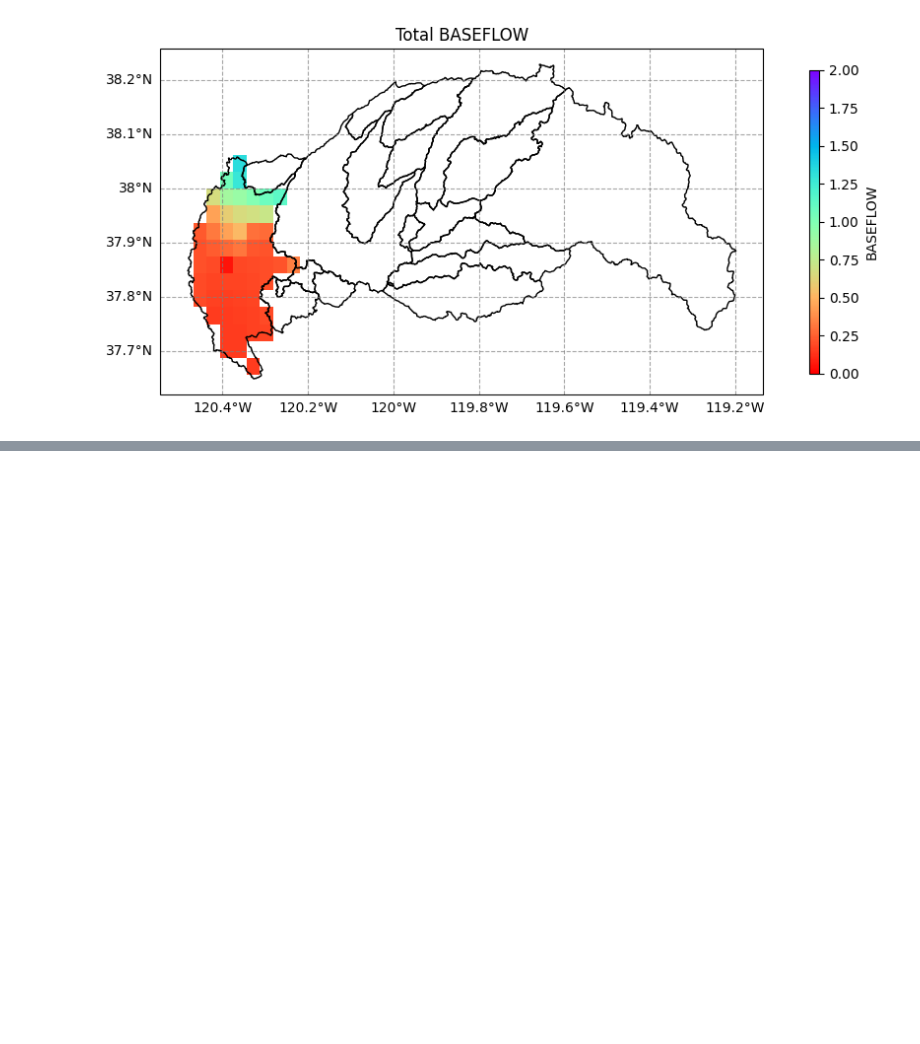
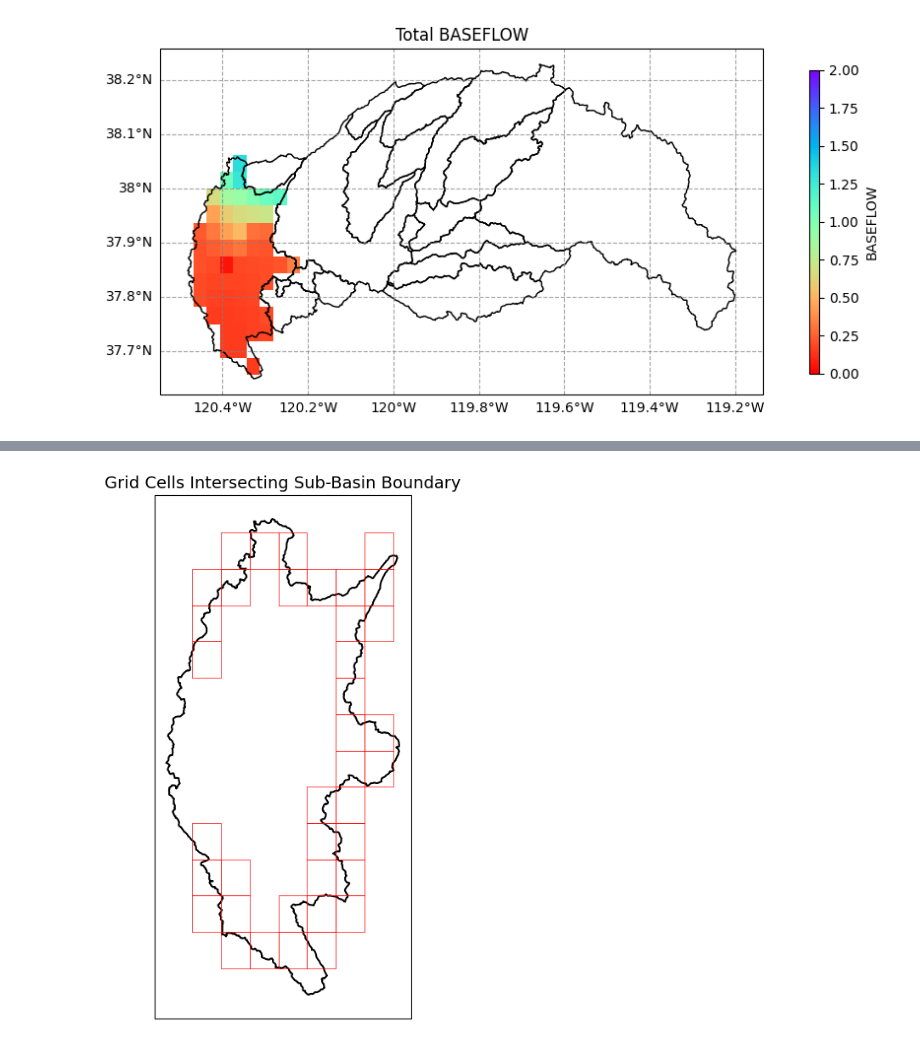
Before and after one commit to Maburidi/cen_sierra_pywr_new, a Jupyter notebook: preprocessing/data_extraction.ipynb, the cells around one changed output, grey strips where cells are left out. Saved outputs shown, nothing was run; the diff lists cells and outputs as text; code cells hidden in the pictures; blank space fills up the shorter version.

```diff
--- a/preprocessing/data_extraction.ipynb
+++ b/preprocessing/data_extraction.ipynb
@@ -269,8 +738,8 @@ logger = logging.getLogger()
 
 
 
-start_year = 2030        #2025-2050, 2050-2075, 2075-2100
-end_year = 2051
+start_year = 2051        #2025-2050, 2050-2075, 2075-2100
+end_year = 2076
 GCM = "ACCESS-CM2"
 var1 = 'RUNOFF'
 var2 = 'BASEFLOW'
@@ -381,0 +939,42 @@ Year 2026 is accomplished in time: 11.296738215287526 mins
+# %%
+
+
+import geopandas as gpd
+import xarray as xr
+from shapely.geometry import Polygon
+import matplotlib.pyplot as plt
+import cartopy.crs as ccrs
+import cartopy.feature as cfeature
+
+lat = clipped_runoff['lat'].values
+lon = clipped_runoff['lon'].values
+
+grid_polygons = []
+for i in range(len(lat) - 1):
+    for j in range(len(lon) - 1):
+        corners = [
+            (lon[j], lat[i]),
+            (lon[j + 1], lat[i]),
+            (lon[j + 1], lat[i + 1]),
+            (lon[j], lat[i + 1]),
+        ]
+        grid_polygons.append(Polygon(corners))
+
+grid_gdf = gpd.GeoDataFrame({'geometry': grid_polygons}, crs='epsg:4326')
+
+sub_basin_geom = gdf1.iloc[0:1].geometry.values[0]
+filtered_gdf = grid_gdf[grid_gdf.intersects(sub_basin_geom)]
+# %%
+sub_basin_boundary = gdf1.iloc[0:1].geometry.values[0].boundary
+
+boundary_intersecting_gdf = grid_gdf[grid_gdf.intersects(sub_basin_boundary)]
+fig, ax = plt.subplots(figsize=(10, 8), subplot_kw={'projection': ccrs.PlateCarree()})
+gdf1.iloc[0:1].plot(ax=ax, edgecolor='black', facecolor='none', linewidth=1.5, transform=ccrs.PlateCarree())
+boundary_intersecting_gdf.plot(ax=ax, edgecolor='red', facecolor='none', linewidth=0.5, transform=ccrs.PlateCarree())
+ax.coastlines()
+ax.add_feature(cfeature.OCEAN, color='lightblue')
+
+ax.set_title('Grid Cells Intersecting Sub-Basin Boundary', fontsize=14)
+plt.show()
+# %% [output]
+[figure, added]
```
Also changed, not shown: parts of 18 cells of this notebook, 1 other file.
